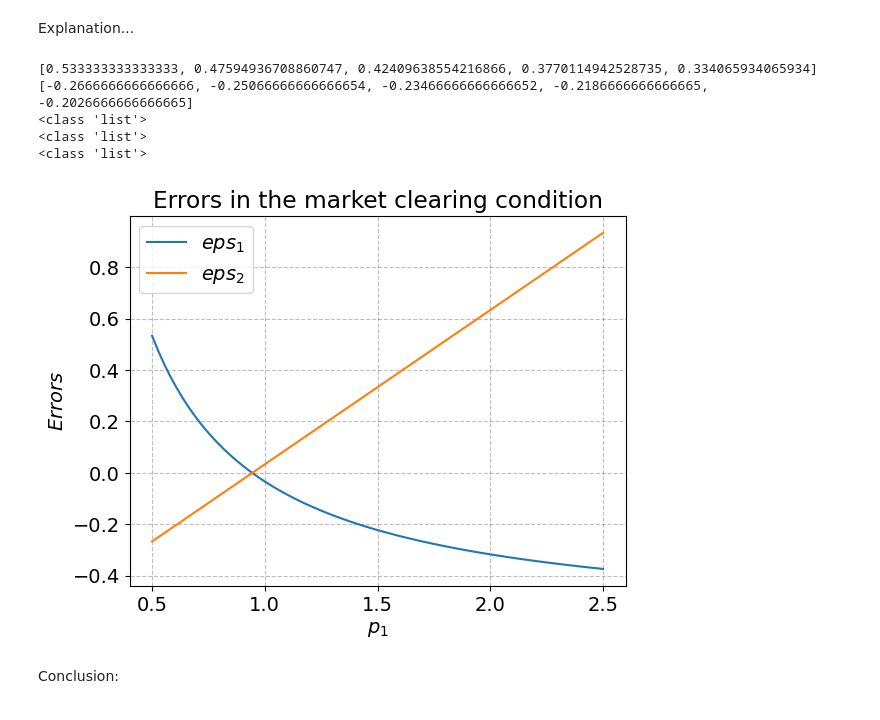
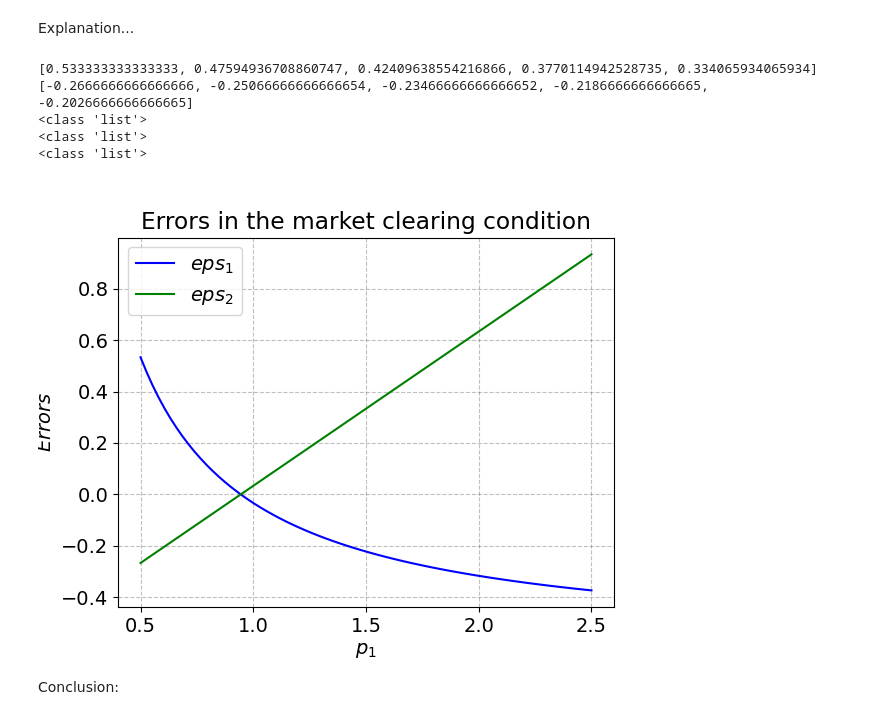
Before and after one commit to NumEconCopenhagen/projects-2024-emil-og-simon, a Jupyter notebook: inauguralproject/inauguralproject.ipynb, the cells around one changed output. Drawn from its saved outputs; the diff is of its cells as text; code cells hidden in the pictures.

```diff
--- a/inauguralproject/inauguralproject.ipynb
+++ b/inauguralproject/inauguralproject.ipynb
@@ -152,36 +155,36 @@ err2 = []
 for i in p1:
     eps1, eps2 = model.check_market_clearing(i)
 
     err1.append(eps1)
     err2.append(eps2)
 
 # Check
 print(err1[0:5])
 print(err2[0:5])
 print(type(p1))
 print(type(err1))
 print(type(err2))
 
 # We can display in a figure using matplotlib importet earlier
 fig = plt.figure()
 
 # b. create the plot
 ax = fig.add_subplot(1,1,1)
 
-ax.plot(p1,err1,label='$eps_{1}$')
-ax.plot(p1,err2,label='$eps_{2}$')
+ax.plot(p1,err1,label='$eps_{1}$',color='blue')
+ax.plot(p1,err2,label='$eps_{2}$',color='green')
 
 ax.set_title('Errors in the market clearing condition')
 ax.set_xlabel('$p_1$')
 ax.set_ylabel('$Errors$')
 ax.legend(loc='upper left');
 # %% [output]
 [0.533333333333333, 0.47594936708860747, 0.42409638554216866, 0.3770114942528735, 0.334065934065934]
 [-0.2666666666666666, -0.25066666666666654, -0.23466666666666652, -0.2186666666666665, -0.2026666666666665]
 <class 'list'>
 <class 'list'>
 <class 'list'>
-[figure, old version]
+[figure, new version]
 # %% [markdown]
 Conclusion:
 # %% [markdown]
```
Also changed, not shown: parts of 11 cells of this notebook, 1 other file.
